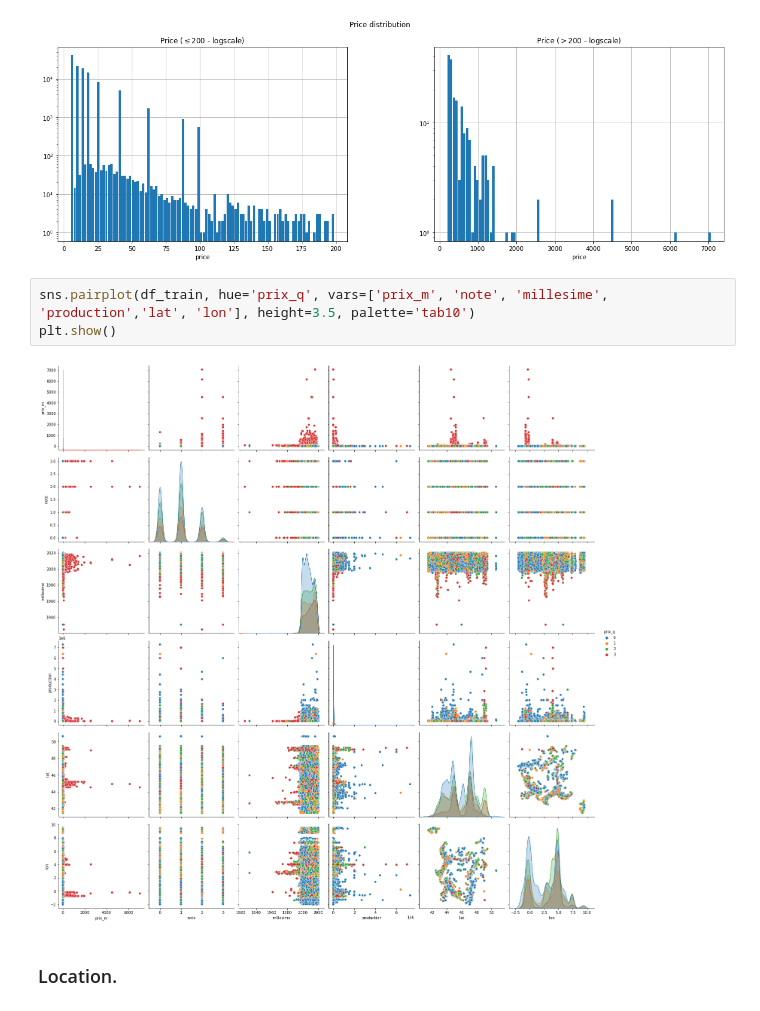
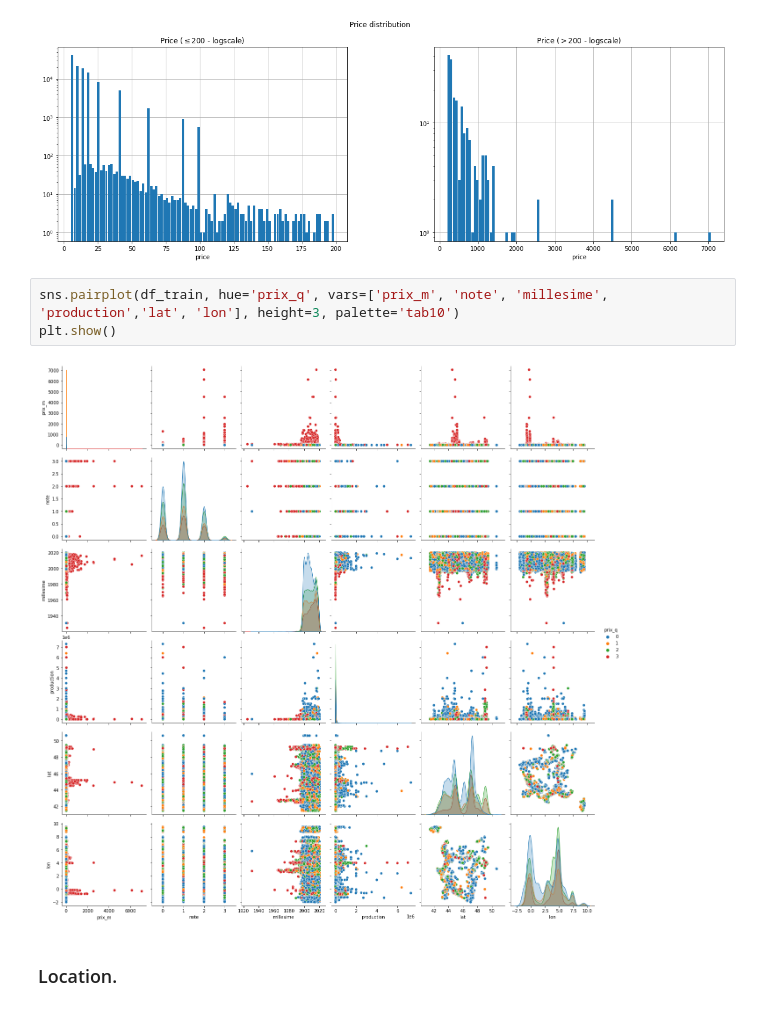
Before and after one commit to guillaumebrl/In-Vino-Veritas, a Jupyter notebook: Starting_kit_2.ipynb, the cells around one changed output. Saved outputs shown, nothing was run; the diff lists cells and outputs as text.

```diff
--- a/Starting_kit_2.ipynb
+++ b/Starting_kit_2.ipynb
@@ -153,10 +141,10 @@ plt.show()
 # %% [output]
 [figure]
 # %%
-sns.pairplot(df_train, hue='prix_q', vars=['prix_m', 'note', 'millesime', 'production','lat', 'lon'], height=3.5, palette='tab10')
+sns.pairplot(df_train, hue='prix_q', vars=['prix_m', 'note', 'millesime', 'production','lat', 'lon'], height=3, palette='tab10')
 plt.show()
 # %% [output]
-[figure, old version]
+[figure, new version]
 # %% [markdown]
 ### Location.
 # %% [markdown]
```
Also changed, not shown: parts of 34 cells of this notebook, 4 other files.
